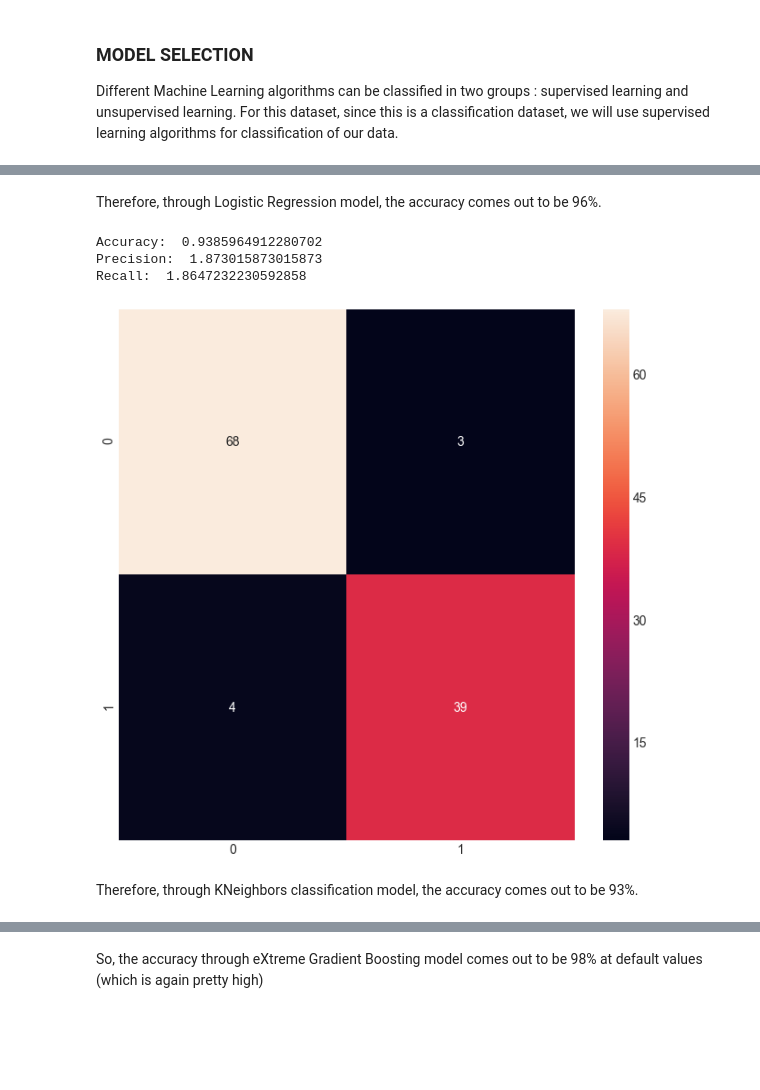
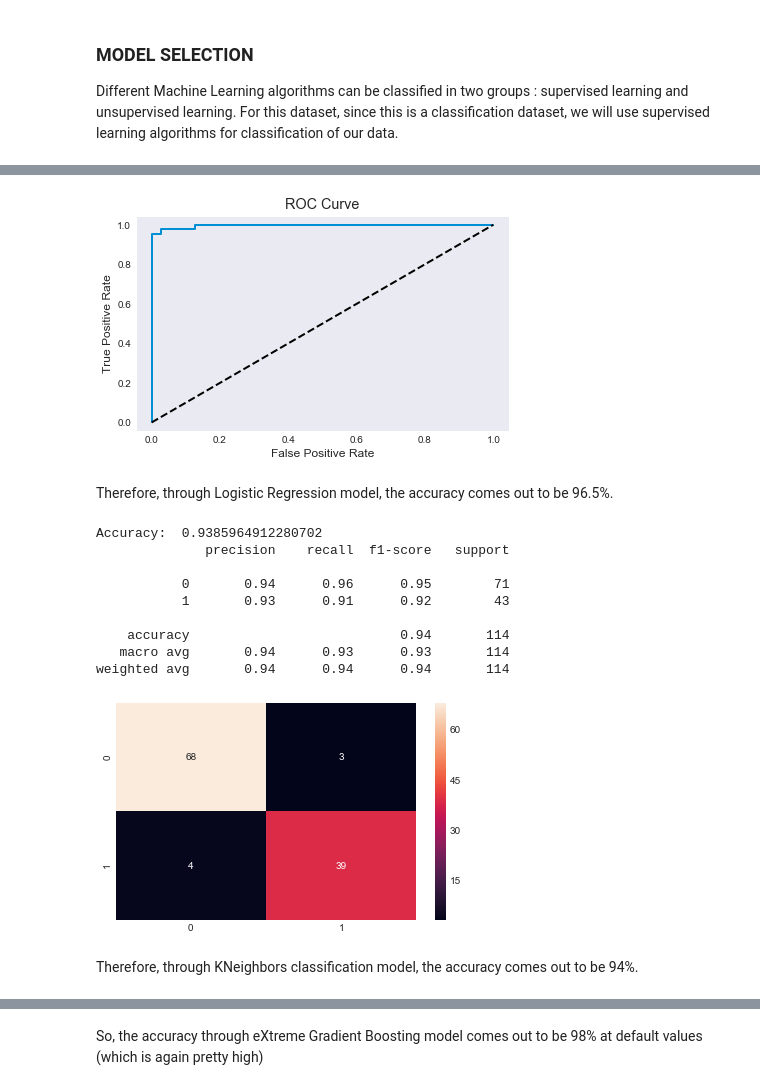
Before and after one commit to shubhramahey/Breast-Cancer-Analysis, a Jupyter notebook: Breast Cancer Analysis.ipynb, the cells around one changed output, grey strips where cells are left out. Saved outputs shown, nothing was run; the diff lists cells and outputs as text; code cells hidden in the pictures; blank space fills up the shorter version.

```diff
--- a/Breast Cancer Analysis.ipynb
+++ b/Breast Cancer Analysis.ipynb
@@ -691,30 +716,41 @@ Recall:  1.934490664919751
+# %%
+y_score = classifier_lr.decision_function(x_test)
+
+# ROC curve
+fpr, tpr, t = roc_curve(y_test, y_score)
+plot_roc()
+# %% [output]
+[figure, added]
 # %% [markdown]
-Therefore, through Logistic Regression model, the accuracy comes out to be 96%.
+Therefore, through Logistic Regression model, the accuracy comes out to be 96.5%.
 # %%
 #Using KNeighborsClassifier Method of neighbors class to use Nearest Neighbor algorithm
 
 classifier_knn = KNeighborsClassifier(n_neighbors = 5, metric = 'minkowski', p = 2)
 classifier_knn = classifier_knn.fit(x_train,y_train)
+y_pred = classifier_knn.predict(x_test)
 
-ac = accuracy_score(y_test,classifier_knn.predict(x_test))
-print('Accuracy: ',ac)
+knn_ac = accuracy_score(y_test,y_pred)
+print('Accuracy: ',knn_ac)
 
-cm = confusion_matrix(y_test,classifier_knn.predict(x_test))
+cm = confusion_matrix(y_test,y_pred)
 sns.heatmap(cm,annot=True,fmt="d")
 
-true_pos = np.diag(cm)
-precision = np.sum(true_pos / np.sum(cm, axis=0))
-recall = np.sum(true_pos / np.sum(cm, axis=1))
-
-print('Precision: ',precision)
-print('Recall: ',recall)
+#evaluating the model using other performance metrics
+print(classification_report(y_test, y_pred))
 # %% [output]
 Accuracy:  0.9385964912280702
-Precision:  1.873015873015873
-Recall:  1.8647232230592858
+              precision    recall  f1-score   support
+
+           0       0.94      0.96      0.95        71
+           1       0.93      0.91      0.92        43
+
+    accuracy                           0.94       114
+   macro avg       0.94      0.93      0.93       114
+weighted avg       0.94      0.94      0.94       114
-[figure, old version]
+[figure, new version]
 # %% [markdown]
-Therefore, through KNeighbors classification model, the accuracy comes out to be 93%.
+Therefore, through KNeighbors classification model, the accuracy comes out to be 94%.
 # %%
 #Using GaussianNB method of naïve_bayes class to use Naïve Bayes Algorithm
 
```
Also changed, not shown: parts of 56 cells of this notebook.
